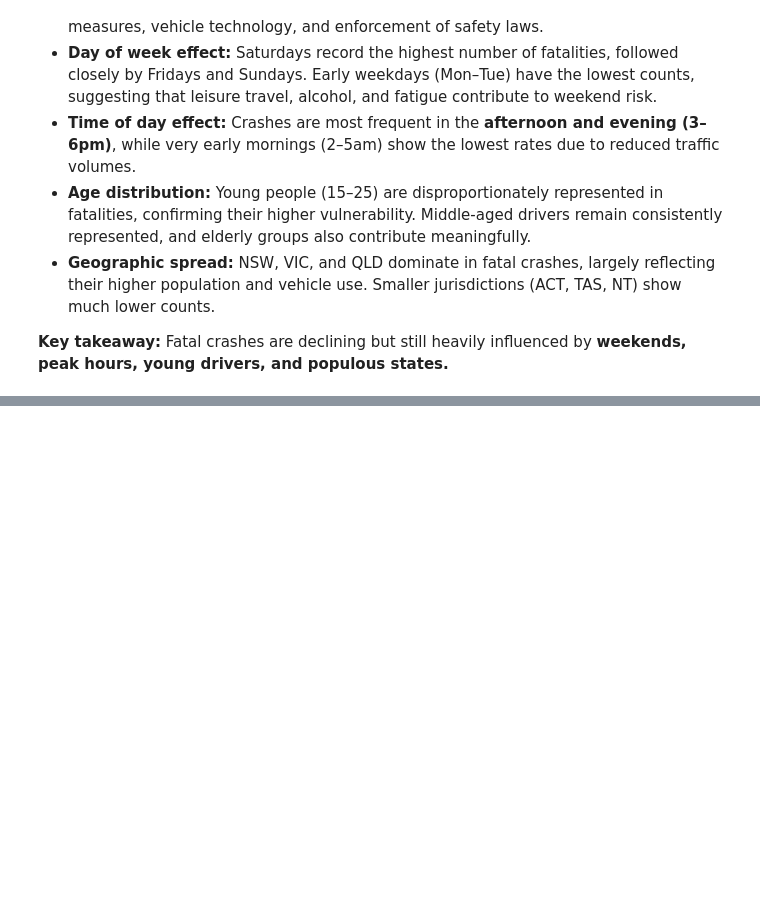
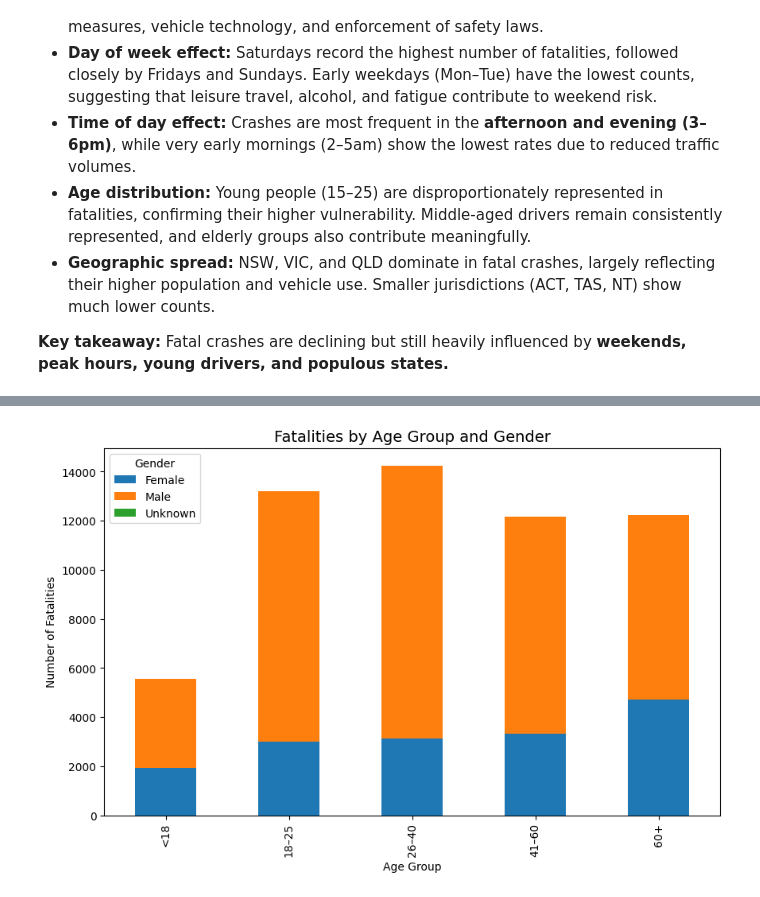
Before and after one commit to NoorullahMuhammadKhan/Noorullah-Khan-Github-Repository, a Jupyter notebook: Scyne Advisory Interview/Traffic Investigation Scyne Advisory.ipynb, the cells around one changed output, grey strips where cells are left out. Cells and saved outputs as stored; diff of their text form; code cells hidden in the pictures; blank space fills up the shorter version.

```diff
--- a/Scyne Advisory Interview/Traffic Investigation Scyne Advisory.ipynb
+++ b/Scyne Advisory Interview/Traffic Investigation Scyne Advisory.ipynb
@@ -267,0 +292,9 @@ The exploratory analysis highlights several clear patterns in the fatal crash da
+# %%
+demo_crosstab = pd.crosstab(df["AgeGroup"], df["Gender"])
+demo_crosstab.plot(kind="bar", figsize=(10,6), stacked=True)
+plt.title("Fatalities by Age Group and Gender", fontsize=14)
+plt.xlabel("Age Group")
+plt.ylabel("Number of Fatalities")
+plt.show()
+# %% [output]
+[figure, added]
```
Also changed, not shown: parts of 19 cells of this notebook.
